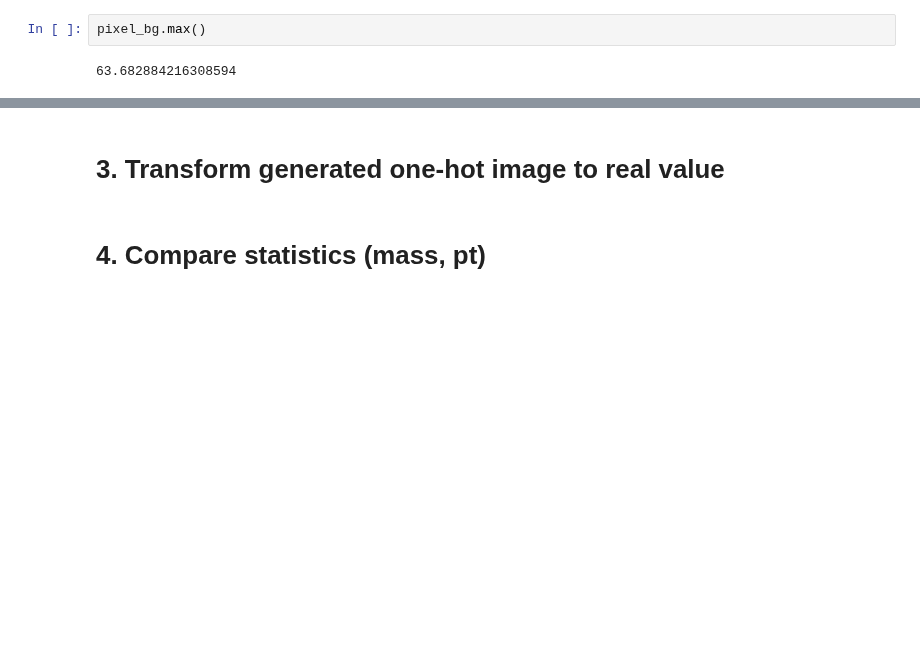
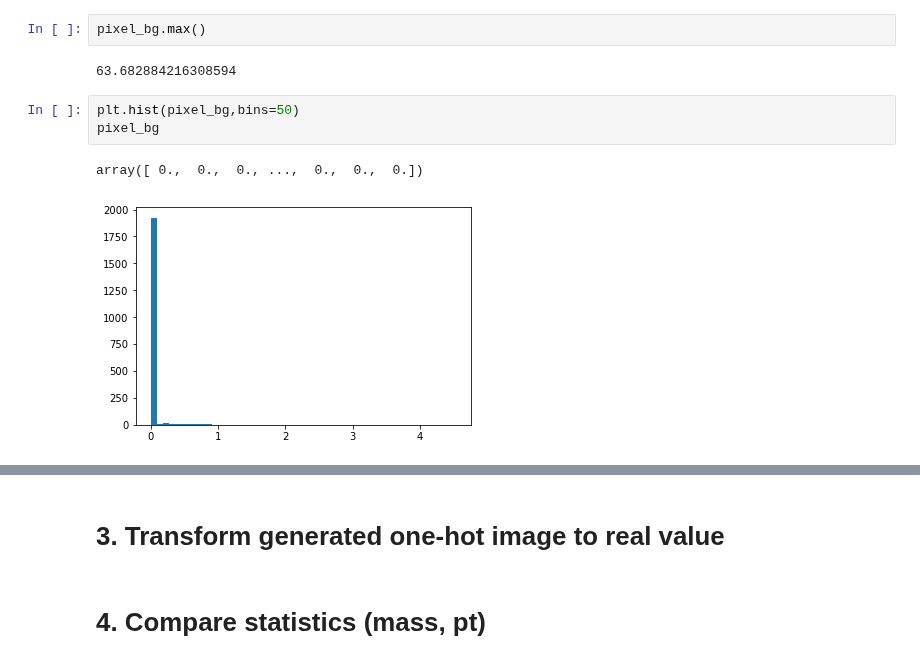
Before and after one commit to adamlu123/SparseImageFlows, a Jupyter notebook: Notebooks/quantize_image.ipynb, the cells around one changed output, grey strips where cells are left out. Drawn from its saved outputs; the diff is of its cells as text; blank space fills up the shorter version.

```diff
--- a/Notebooks/quantize_image.ipynb
+++ b/Notebooks/quantize_image.ipynb
@@ -172,6 +173,12 @@ overall sparsity: truth and samples: 0.872046749615546 0.957088
 pixel_bg.max()
 # %% [output]
 63.682884216308594
+# %%
+plt.hist(pixel_bg,bins=50)
+pixel_bg
+# %% [output]
+array([ 0.,  0.,  0., ...,  0.,  0.,  0.])
+[figure, added]
 # %%
 import seaborn as sns
 x=12
```
Also changed, not shown: parts of 5 cells of this notebook, 3 other files.
